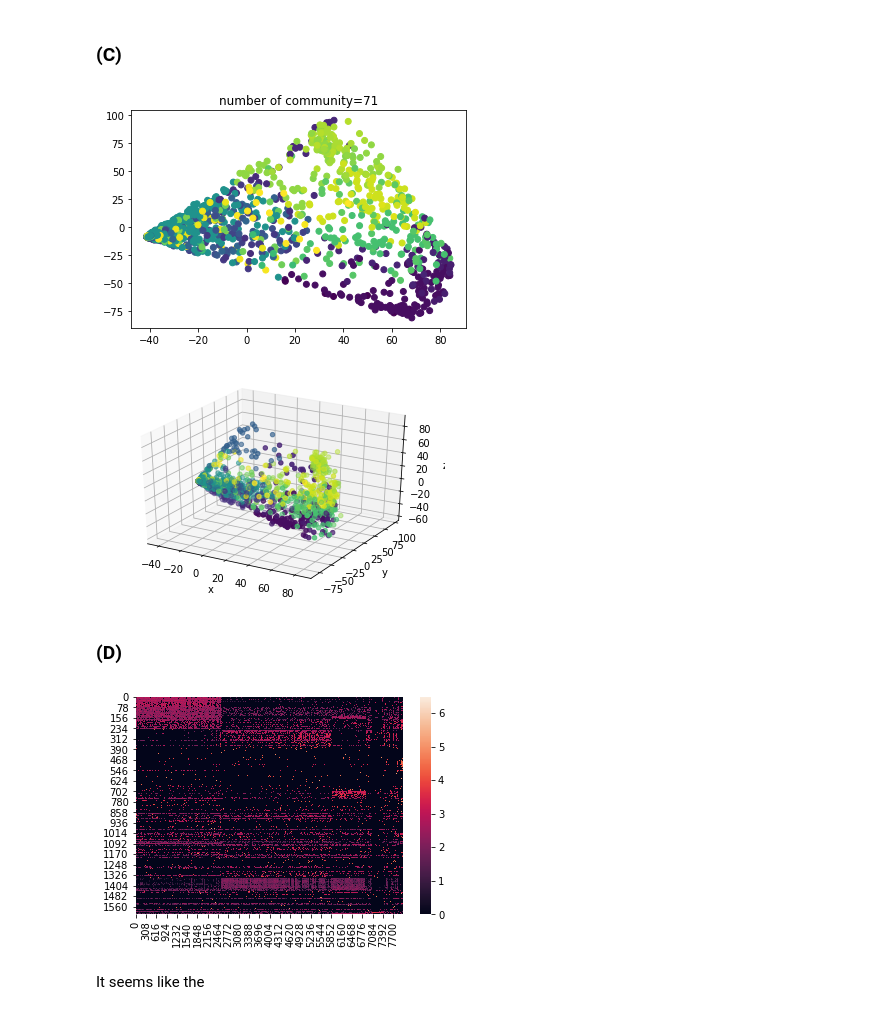
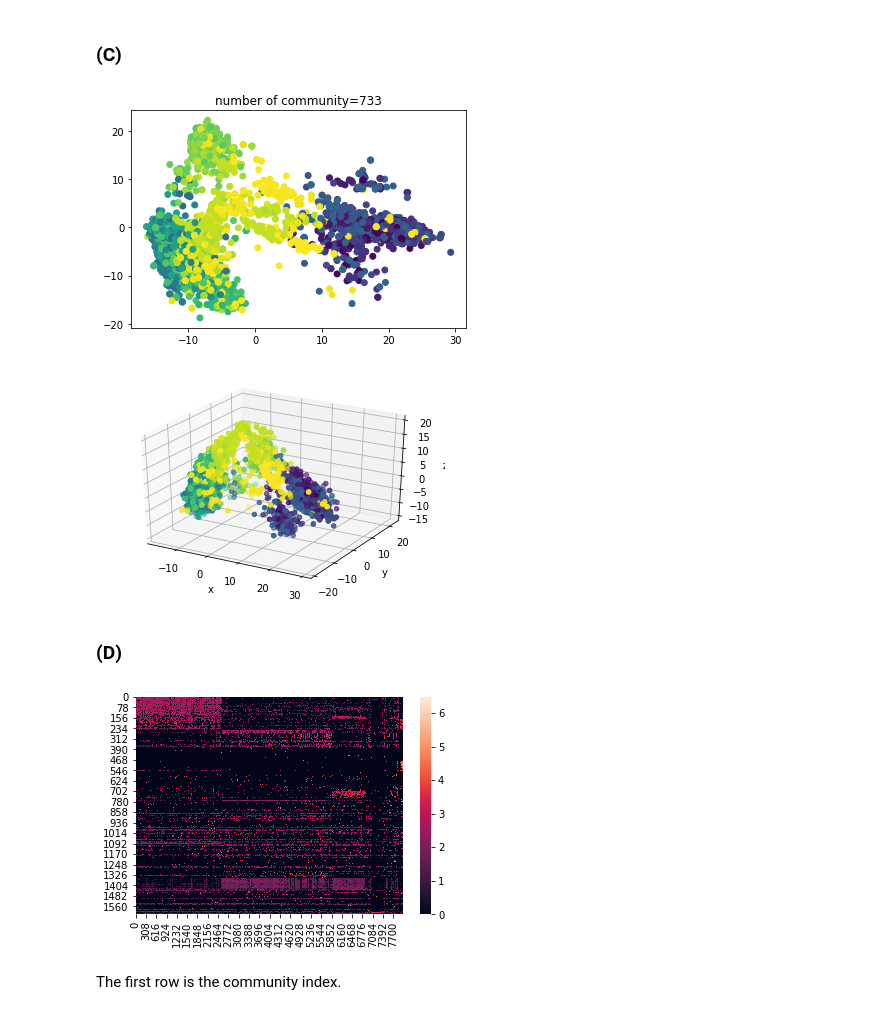
Before and after one commit to meichen-8/Bi183, a Jupyter notebook: HW7_Meichen.ipynb, the cells around one changed output. Saved outputs shown, nothing was run; the diff lists cells and outputs as text; code cells hidden in the pictures.

```diff
--- a/HW7_Meichen.ipynb
+++ b/HW7_Meichen.ipynb
@@ -431,7 +431,9 @@ for ik,k in enumerate(K):
 # %% [markdown]
 ### (B)
 # %%
+import scipy.sparse as sp
 def mylouvain(A):
+    print('begin')
     #A is np array
     m=np.sum(A)
     k=np.matrix(np.sum(A,axis=1))
@@ -440,17 +442,20 @@ def mylouvain(A):
     #initialize
     n=len(A)
     S=np.eye(n)
+    S=sp.lil_matrix(S)
     c=list(range(n))
     iterate=1
     end=0
-    Q=[]
     while iterate:
         end=end+1
         iterate=0
         for i in list(range(n)):
             ci0=c[i]
             S[ci0,i]=0
-            q=np.matmul(S,B[:,i])
+            #q=np.matmul(S,B[:,i])
+            S.tocsr()
+            q=S.dot(B[:,i])
+            S.tolil()
             ci=np.argmax(q)
             #update group
             if ci0!= ci:
@@ -459,16 +464,15 @@ def mylouvain(A):
                 iterate=1
             else:
                 S[ci0,i]=1
-        if end>100000:
-            print('not converged after 100000 updates')
+        if end>1000:
+            print('not converged after 1000 updates')
             break
+
+        print(end,'updates')
     return c
 
 k=4
-v=pdist(data, 'euclidean')
-D=squareform(v,'tomatrix')
 A=np.zeros_like(D)
-index=np.argsort(D, axis=1)
 for i in range(len(A)):
     ni=index[i][1:(k+1)]
     A[i,ni]=1
@@ -485,6 +507,7 @@ print(time.time()-t,'s')
 # %% [markdown]
 ### (C)
 # %%
+from scipy.stats import rankdata
 color=rankdata(c)
 pca = PCA(n_components=3)
 X=pca.fit_transform(data)
@@ -493,7 +516,7 @@ plt.title('number of community='+str(len(set(c))))
 plt.scatter(X[:,0],X[:,1],c=color,cmap=plt.get_cmap('viridis'))
 plt.show()
 # %% [output]
-[figure, old version]
+[figure, new version]
 # %%
 from mpl_toolkits import mplot3d
 fig = plt.figure()
@@ -504,14 +527,15 @@ ax.set_ylabel('y')
 ax.set_zlabel('z')
 plt.show()
 # %% [output]
-[figure, old version]
+[figure, new version]
 # %% [markdown]
 ### (D)
 # %%
+import seaborn as sns
 cells=np.concatenate((np.reshape(color/max(color)*6,(len(data),1)),data), axis=1)
-sns.heatmap(cells)
+sns.heatmap(cells.transpose())
 plt.show()
 # %% [output]
-[figure, old version]
+[figure, new version]
-# %% [markdown]
-It seems like the
+# %% [markdown]
+The first row is the community index.
```
Also changed, not shown: parts of 3 cells of this notebook.
